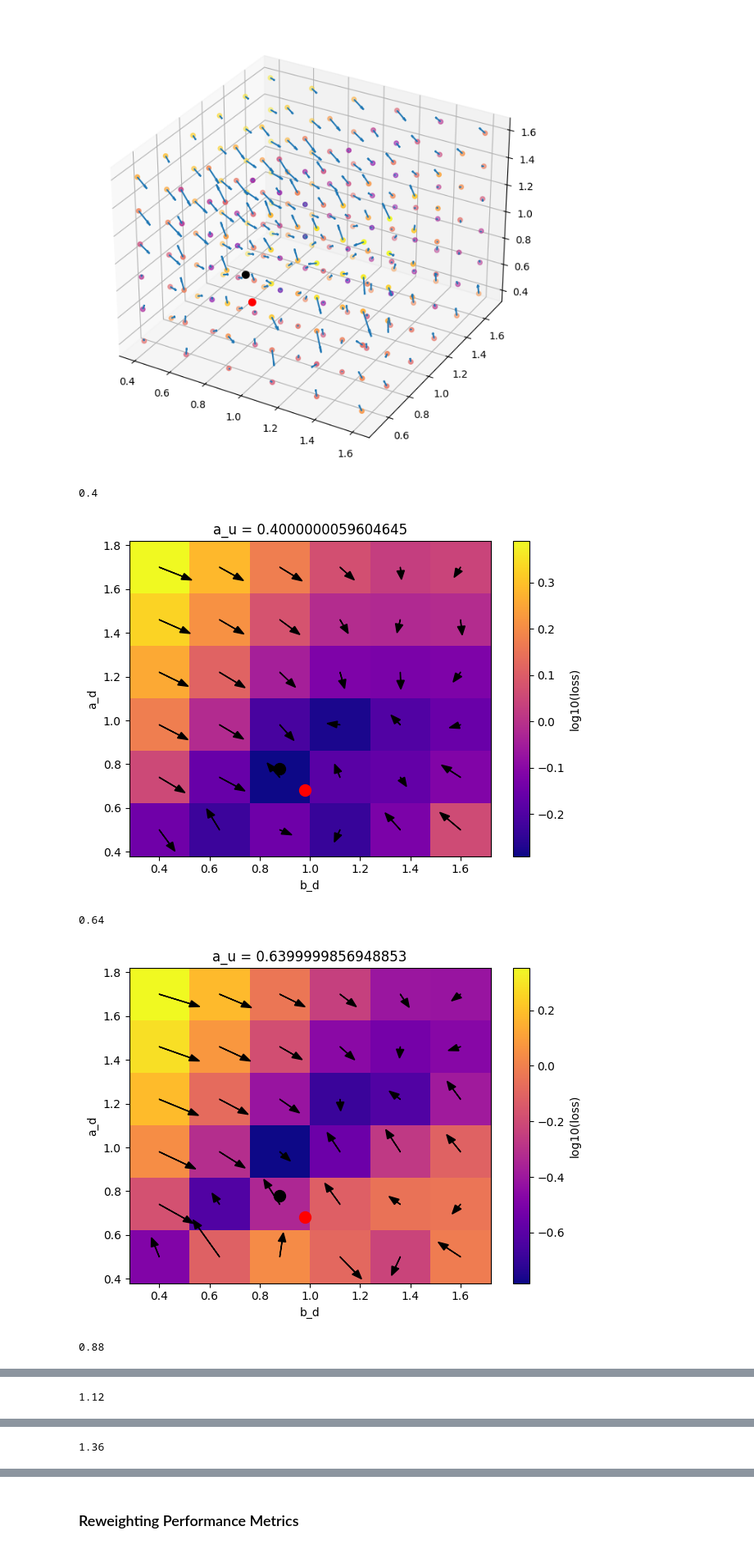
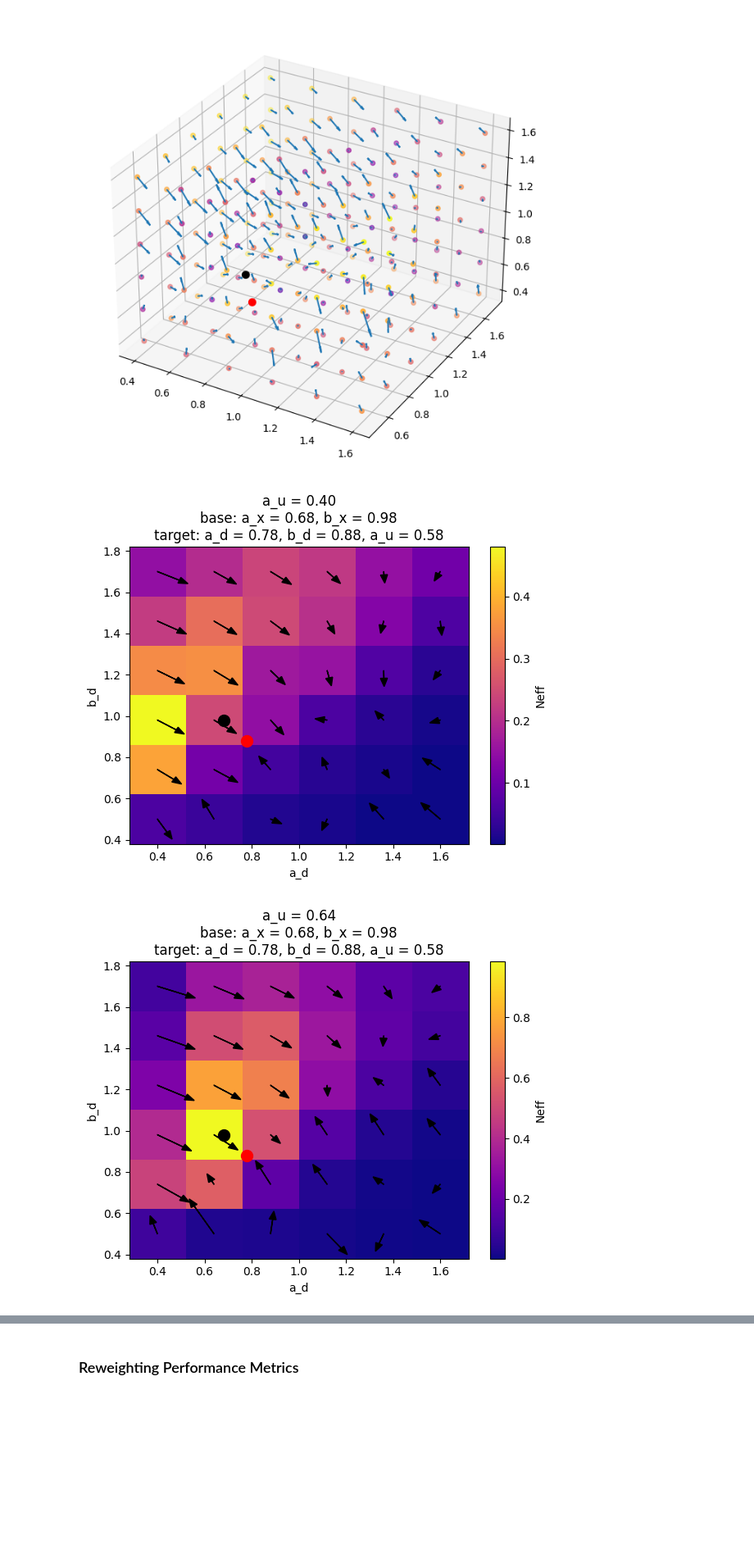
Before and after one commit to tonymenzo/RSA, a Jupyter notebook: src/RSA_nD_flow_map.ipynb, the cells around one changed output, grey strips where cells are left out. Shown at 82% size. Drawn from its saved outputs; the diff is of its cells as text; code cells hidden in the pictures; blank space fills up the shorter version.

Commit message:
RSA_nD_flowmap plot fixed

```diff
--- a/src/RSA_nD_flow_map.ipynb
+++ b/src/RSA_nD_flow_map.ipynb
@@ -356,12 +356,12 @@ import matplotlib.colors as mcolors
 from mpl_toolkits.mplot3d import Axes3D
 # print(a_b_c)
 
-magnitudes = np.load('/pscratch/sd/l/ljpuslar/RSA/RSA/src/temp_results/Flow_map_nD/magnitudes_6.npy')
-a_b_gradients = np.load('/pscratch/sd/l/ljpuslar/RSA/RSA/src/temp_results/Flow_map_nD/gradients_6.npy')
-a_b_c = np.load('/pscratch/sd/l/ljpuslar/RSA/RSA/src/temp_results/Flow_map_nD/ad_bd_au_6.npy')
-loss_grid = np.load('/pscratch/sd/l/ljpuslar/RSA/RSA/src/temp_results/Flow_map_nD/loss_grid_6.npy')
-mu = np.load('/pscratch/sd/l/ljpuslar/RSA/RSA/src/temp_results/Flow_map_nD/mu_6.npy')
-Neff = np.load('/pscratch/sd/l/ljpuslar/RSA/RSA/src/temp_results/Flow_map_nD/Neff_6.npy')
+magnitudes = np.load('temp_results/Flow_map_nD/magnitudes_6.npy')
+a_b_gradients = np.load('temp_results/Flow_map_nD/gradients_6.npy')
+a_b_c = np.load('temp_results/Flow_map_nD/ad_bd_au_6.npy')
+loss_grid = np.load('temp_results/Flow_map_nD/loss_grid_6.npy')
+mu = np.load('temp_results/Flow_map_nD/mu_6.npy')
+Neff = np.load('temp_results/Flow_map_nD/Neff_6.npy')
 
 
 
@@ -411,52 +411,52 @@ aus = np.unique(a_b_c[:, 2])
 scale = 3e1
 
 for a_value in aus:
-    plt.figure()
+    plt.figure(figsize=(6, 5))
 
     # Mask for current au slice
     mask = a_b_c[:, 2] == a_value
     ad = a_b_c[mask, 0]
     bd = a_b_c[mask, 1]
     ad_bd = np.vstack([ad,bd]).T
     a_b_grad_plot = a_b_gradients[mask]
 
     # Choose what to plot: mu/loss/N_eff
-    loss_plot = np.log10((loss_grid))[mask]
+    # loss_plot = np.log10((loss_grid))[mask]
     # loss_plot = ((mu))[mask][:,0]
-    # loss_plot = ((Neff))[mask][:]
+    loss_plot = ((Neff))[mask][:]
 
     # Get unique sorted grid values
     ad_unique = np.unique(ad)
     bd_unique = np.unique(bd)
     ad_grid, bd_grid = np.meshgrid(ad_unique, bd_unique, indexing='ij')
 
     # Reshape the loss values to fit the 2D grid
     loss_2d = loss_plot.reshape(len(ad_unique), len(bd_unique))
     # loss_2d -= (np.min(loss_2d))
     # loss_2d = np.log(loss_2d + 1e-1)
 
     # Plot
     cmap = plt.get_cmap('plasma')
     pc = plt.pcolormesh(ad_grid, bd_grid, loss_2d, shading='auto', cmap=cmap)
 
     for point, gradient in zip(ad_bd, a_b_grad_plot):
         plt.arrow(point[0], point[1], -gradient[0]/scale, -gradient[1]/scale, head_width=0.03, head_length=0.04, fc='k', ec='k')
-    plt.plot(0.98, 0.68, marker='o', color='red', markersize=10, zorder=5)
-    plt.plot(0.88, 0.78, marker='o', color='black', markersize=10, zorder=5)
+    plt.plot(0.78, 0.88, marker='o', color='red', markersize=10, zorder=5)
+    plt.plot(0.68, 0.98, marker='o', color='black', markersize=10, zorder=5)
 
-
-    plt.colorbar(label='log10(loss)')
-    plt.title(f'a_u = {a_value}')
-    plt.xlabel('b_d')
-    plt.ylabel('a_d')
+    sig_label = r"$\ln \left( \left| \frac{1 - \mu}{\sigma_{1 - \mu}} \right| \right)$"
+    # plt.colorbar(label='log10(loss)')
+    # plt.colorbar(label=sig_label)
+    plt.colorbar(label='Neff')
+    # plt.title(f'a_u = {a_value:.2f}')
+    plt.title(f'a_u = {a_value:.2f}\n'
+          f'base: a_x = 0.68, b_x = 0.98\n'
+          f'target: a_d = 0.78, b_d = 0.88, a_u = 0.58')
+    plt.xlabel('a_d')
+    plt.ylabel('b_d')
     plt.tight_layout()
-    a_round = np.round(a_value,4)
-    print(a_round)
-    plt.savefig(f'temp_results/Flow_map_nD/plots/1_au{a_round}.png')
+    plt.savefig(f'temp_results/Flow_map_nD/plots/1Neff_au{a_value:.4f}.png')
     plt.show()
 # %% [output]
-0.4
-[figure, old version]
+[figure, new version]
-0.64
-[figure, old version]
+[figure, new version]
-0.88
@@ -464 +463,0 @@ for a_value in aus:
-1.12
@@ -466 +464,0 @@ for a_value in aus:
-1.36
```
Also changed, not shown: parts of 2 cells of this notebook, 25 other files.
